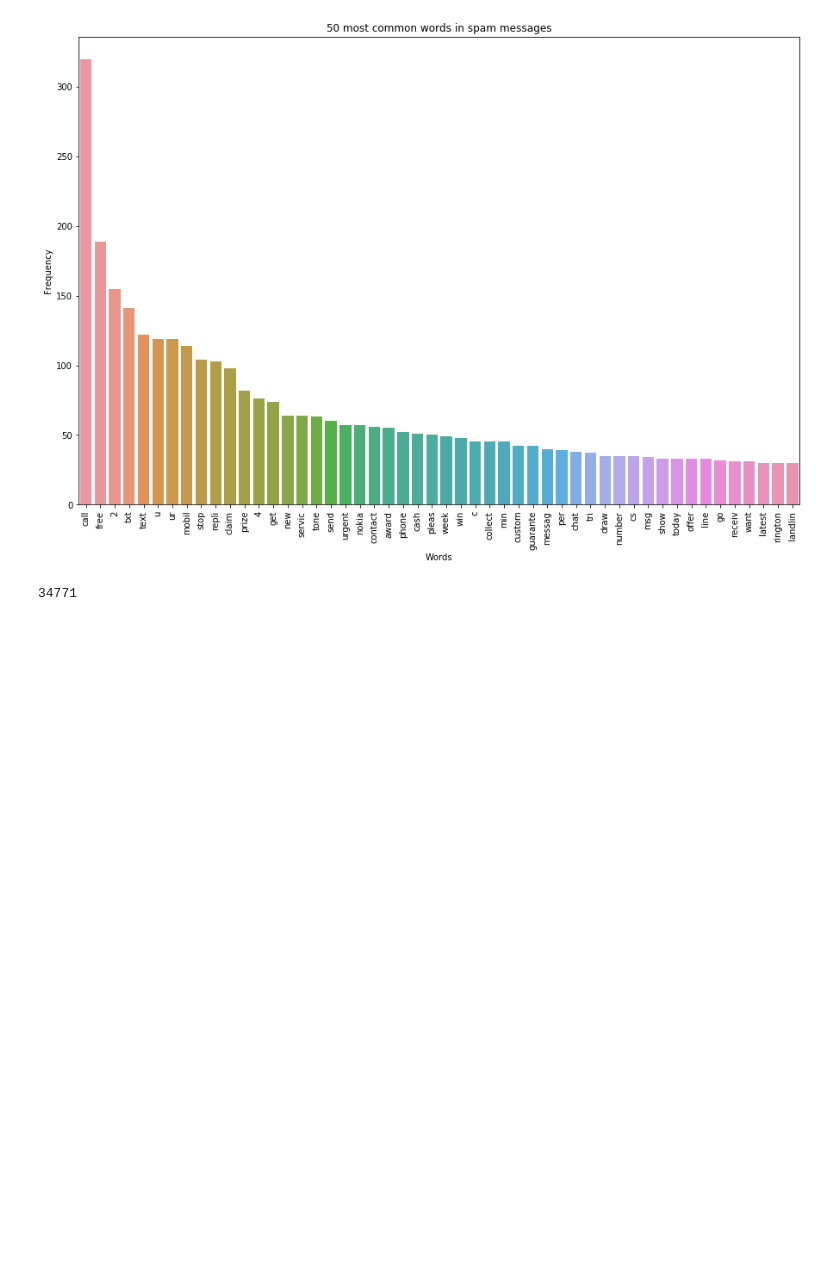
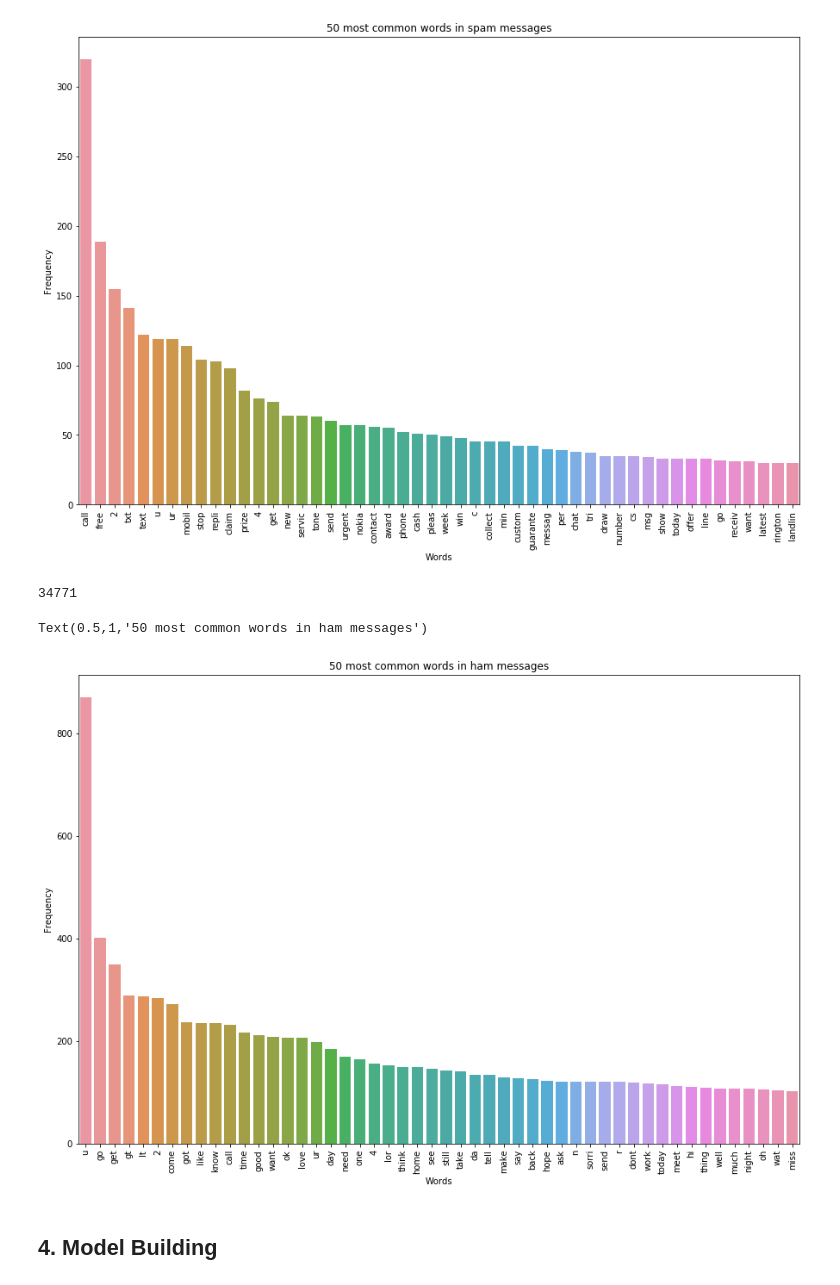
Before and after one commit to NavdeepTU/Machine-Learning-Capstone-Projects, a Jupyter notebook: 01. Email spam classifier/sms-spam-detection.ipynb, the cells around one changed output. Saved outputs shown, nothing was run; the diff lists cells and outputs as text; code cells hidden in the pictures; blank space fills up the shorter version.

```diff
--- a/01. Email spam classifier/sms-spam-detection.ipynb
+++ b/01. Email spam classifier/sms-spam-detection.ipynb
@@ -341,8 +341,13 @@ len(ham_corpus)
 # %%
 from collections import Counter
 plt.figure(figsize = (15, 10))
-sns.barplot(pd.DataFrame(Counter(spam_corpus).most_common(50))[0], pd.DataFrame(Counter(spam_corpus).most_common(50))[1])
+sns.barplot(pd.DataFrame(Counter(ham_corpus).most_common(50))[0], pd.DataFrame(Counter(ham_corpus).most_common(50))[1])
 plt.xticks(rotation = 'vertical')
 plt.xlabel('Words')
 plt.ylabel('Frequency')
-plt.title('50 most common words in spam messages')
+plt.title('50 most common words in ham messages')
+# %% [output]
+Text(0.5,1,'50 most common words in ham messages')
+[figure, added]
+# %% [markdown]
+## 4. Model Building
```
Also changed, not shown: parts of 1 cell of this notebook, 2 other files.
